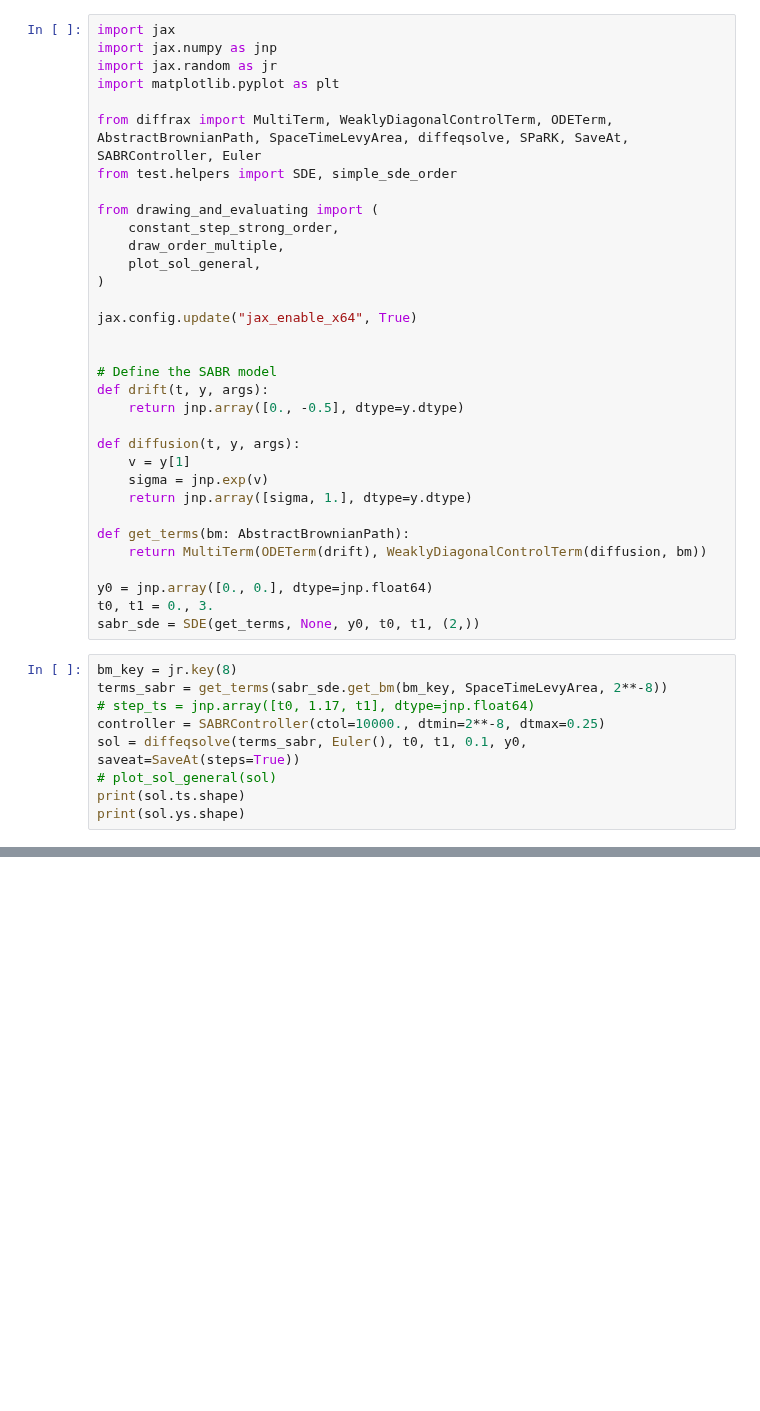
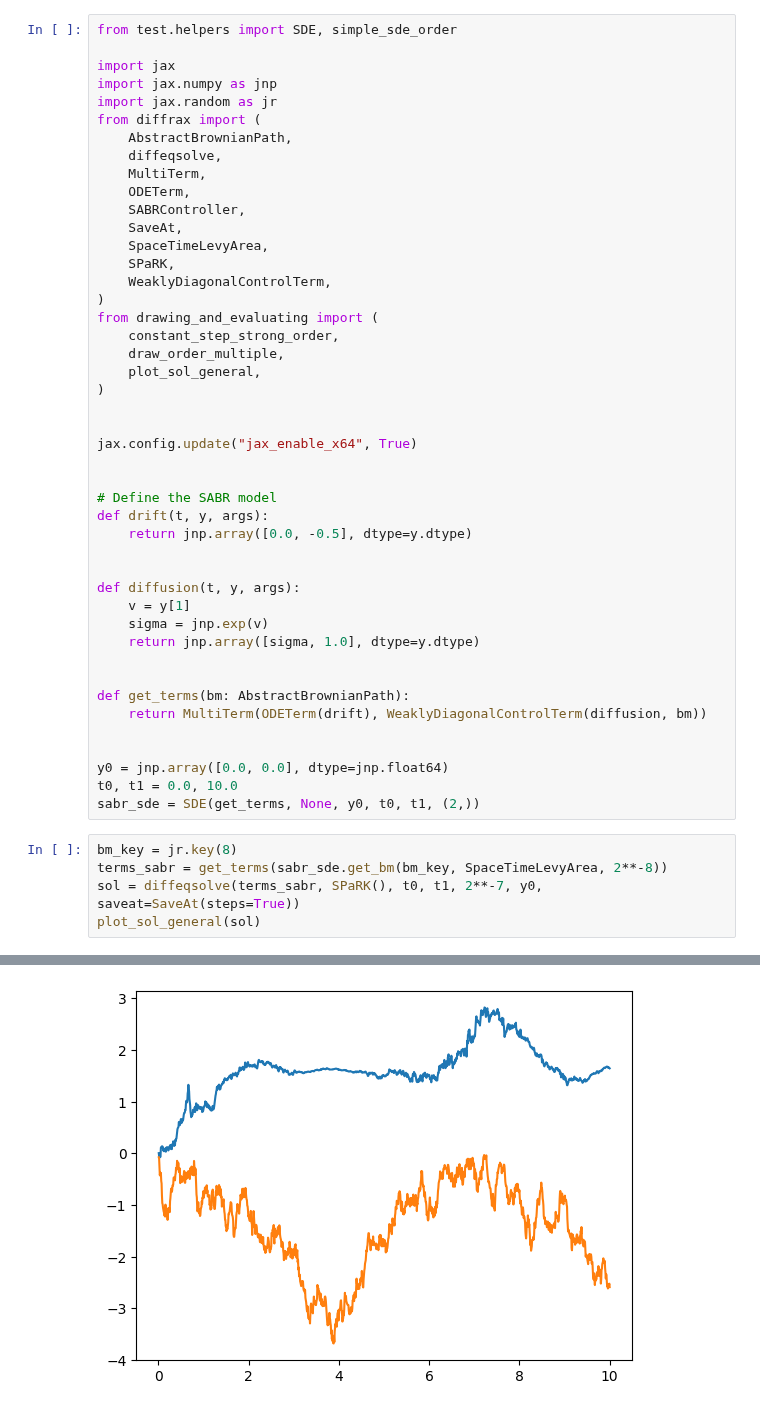
Before and after one commit to andyElking/diffrax_STLA, a Jupyter notebook: notebooks/SABR.ipynb, the cells around one changed output, grey strips where cells are left out. Cells and saved outputs as stored; diff of their text form; blank space fills up the shorter version.

Commit message:
SABR experiments working

```diff
--- a/notebooks/SABR.ipynb
+++ b/notebooks/SABR.ipynb
@@ -1,43 +1,51 @@
 # %%
+from test.helpers import SDE, simple_sde_order
+
 import jax
 import jax.numpy as jnp
 import jax.random as jr
-import matplotlib.pyplot as plt
-
-from diffrax import MultiTerm, WeaklyDiagonalControlTerm, ODETerm, AbstractBrownianPath, SpaceTimeLevyArea, diffeqsolve, SPaRK, SaveAt, SABRController, Euler
-from test.helpers import SDE, simple_sde_order
-
+from diffrax import (
+    AbstractBrownianPath,
+    diffeqsolve,
+    MultiTerm,
+    ODETerm,
+    SABRController,
+    SaveAt,
+    SpaceTimeLevyArea,
+    SPaRK,
+    WeaklyDiagonalControlTerm,
+)
 from drawing_and_evaluating import (
     constant_step_strong_order,
     draw_order_multiple,
     plot_sol_general,
 )
 
+
 jax.config.update("jax_enable_x64", True)
 
 
 # Define the SABR model
 def drift(t, y, args):
-    return jnp.array([0., -0.5], dtype=y.dtype)
+    return jnp.array([0.0, -0.5], dtype=y.dtype)
+
 
 def diffusion(t, y, args):
     v = y[1]
     sigma = jnp.exp(v)
-    return jnp.array([sigma, 1.], dtype=y.dtype)
+    return jnp.array([sigma, 1.0], dtype=y.dtype)
+
 
 def get_terms(bm: AbstractBrownianPath):
     return MultiTerm(ODETerm(drift), WeaklyDiagonalControlTerm(diffusion, bm))
 
-y0 = jnp.array([0., 0.], dtype=jnp.float64)
-t0, t1 = 0., 3.
+
+y0 = jnp.array([0.0, 0.0], dtype=jnp.float64)
+t0, t1 = 0.0, 10.0
 sabr_sde = SDE(get_terms, None, y0, t0, t1, (2,))
 # %%
 bm_key = jr.key(8)
 terms_sabr = get_terms(sabr_sde.get_bm(bm_key, SpaceTimeLevyArea, 2**-8))
-# step_ts = jnp.array([t0, 1.17, t1], dtype=jnp.float64)
-controller = SABRController(ctol=10000., dtmin=2**-8, dtmax=0.25)
-sol = diffeqsolve(terms_sabr, Euler(), t0, t1, 0.1, y0, saveat=SaveAt(steps=True))
-# plot_sol_general(sol)
-print(sol.ts.shape)
-print(sol.ys.shape)
+sol = diffeqsolve(terms_sabr, SPaRK(), t0, t1, 2**-7, y0, saveat=SaveAt(steps=True))
+plot_sol_general(sol)
 # %% [output]
@@ -46,3 +52,4 @@ print(sol.ys.shape)
+[figure, added]
 # %%
 num_samples = 1000
 key = jr.key(6)
```
Also changed, not shown: parts of 2 cells of this notebook, 3 other files.
